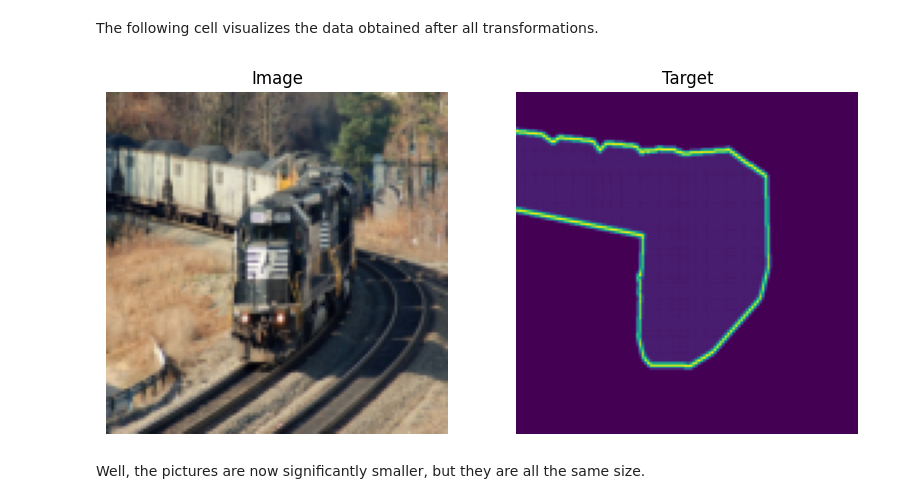
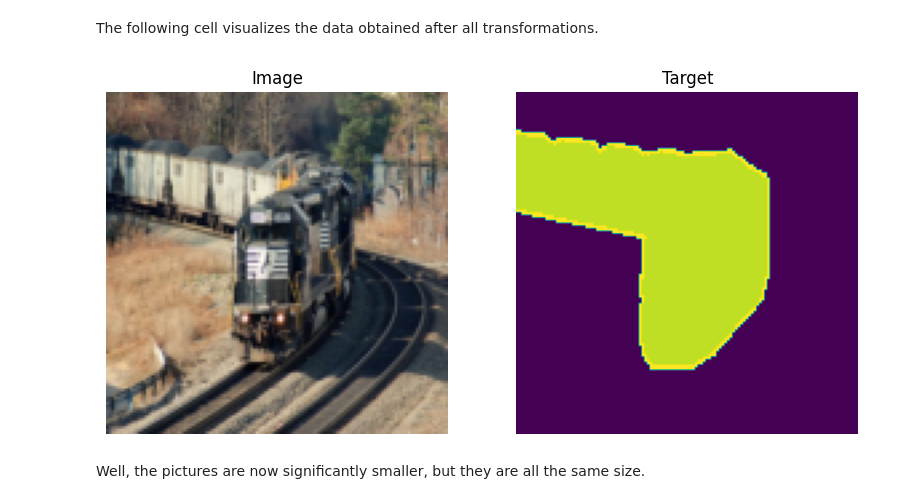
Before and after one commit to fedorkobak/knowledge, a Jupyter notebook: python/torch/examples/unet/voc_segmentation.ipynb, the cells around one changed output. Drawn from its saved outputs; the diff is of its cells as text; code cells hidden in the pictures.

Commit message:
python/torch/examples/unet/voc_segmentation.ipynb   resize switch to Nearest mode

```diff
--- a/python/torch/examples/unet/voc_segmentation.ipynb
+++ b/python/torch/examples/unet/voc_segmentation.ipynb
@@ -172,7 +172,11 @@ transforms = torchvision.datasets.vision.StandardTransform(
     ]),
     target_transform=T.Compose([
         T.ToTensor(),
-        T.Resize([128, 128], antialias=True),
+        T.Resize([128, 128], antialias=True, interpolation=T.InterpolationMode.NEAREST),
+        # After applying `ToTensor`, the target will have one extra dimension
+        # for channels, which is ambiguous in this case — that's why we apply
+        # `squeeze`.
+        T.Lambda(lambda x: x.squeeze()),
         T.Lambda(lambda x: (x*255).long()),
         T.Lambda(lambda x: torch.where(x==255, 21, x))
     ])
@@ -185,21 +189,21 @@ The following cell visualizes the data obtained after all transformations.
 # %%
 plt.figure(figsize=(15, 10))
 
 input, target = train_dataset[10]
 
 plt.subplot(131)
 plt.imshow(T.ToPILImage()(input))
 plt.title("Image")
 plt.axis(False)
 
 plt.subplot(132)
-plt.imshow(target[0])
+plt.imshow(target)
 plt.title("Target")
 plt.axis(False)
 
 plt.show()
 # %% [output]
-[figure, old version]
+[figure, new version]
 # %% [markdown]
 Well, the pictures are now significantly smaller, but they are all the same size.
 # %% [markdown]
```
Also changed, not shown: parts of 1 cell of this notebook.
